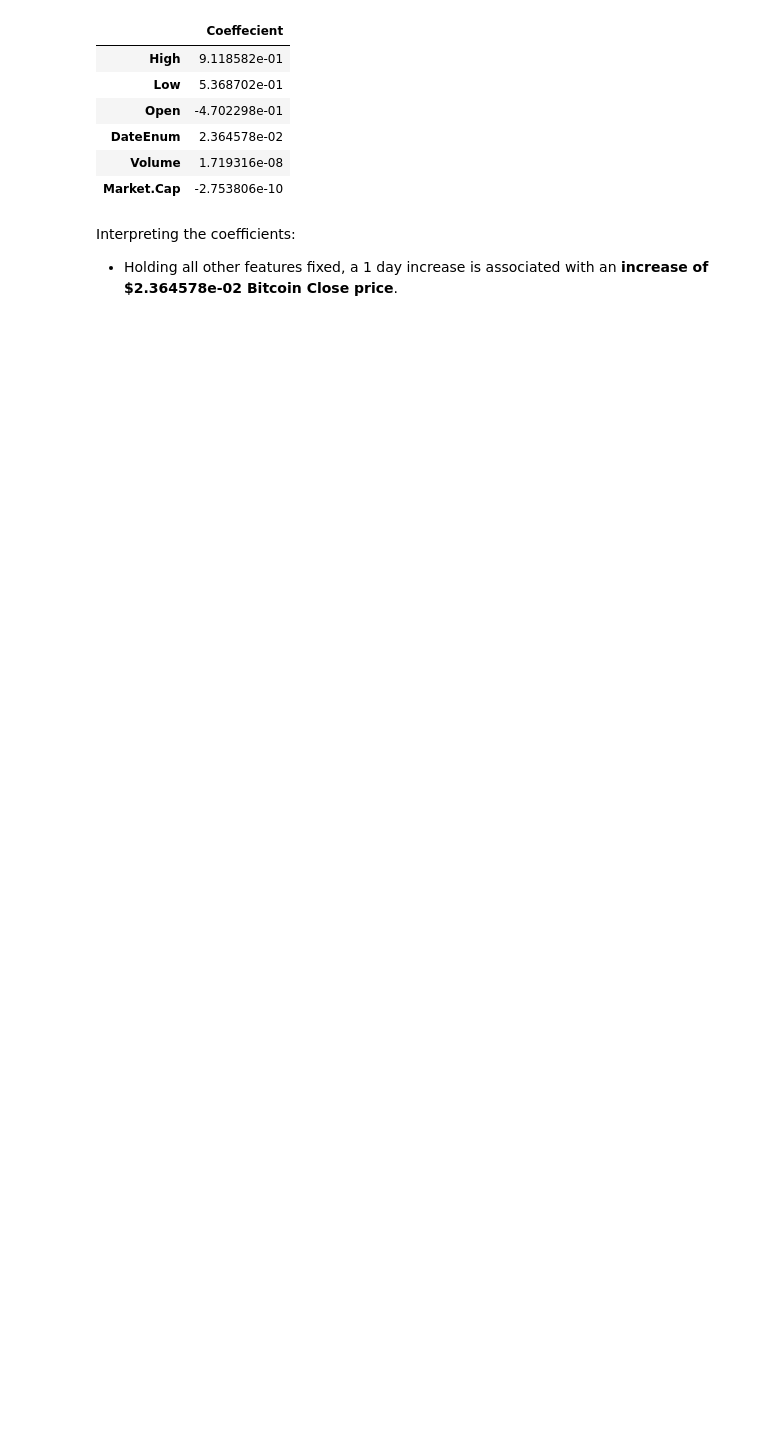
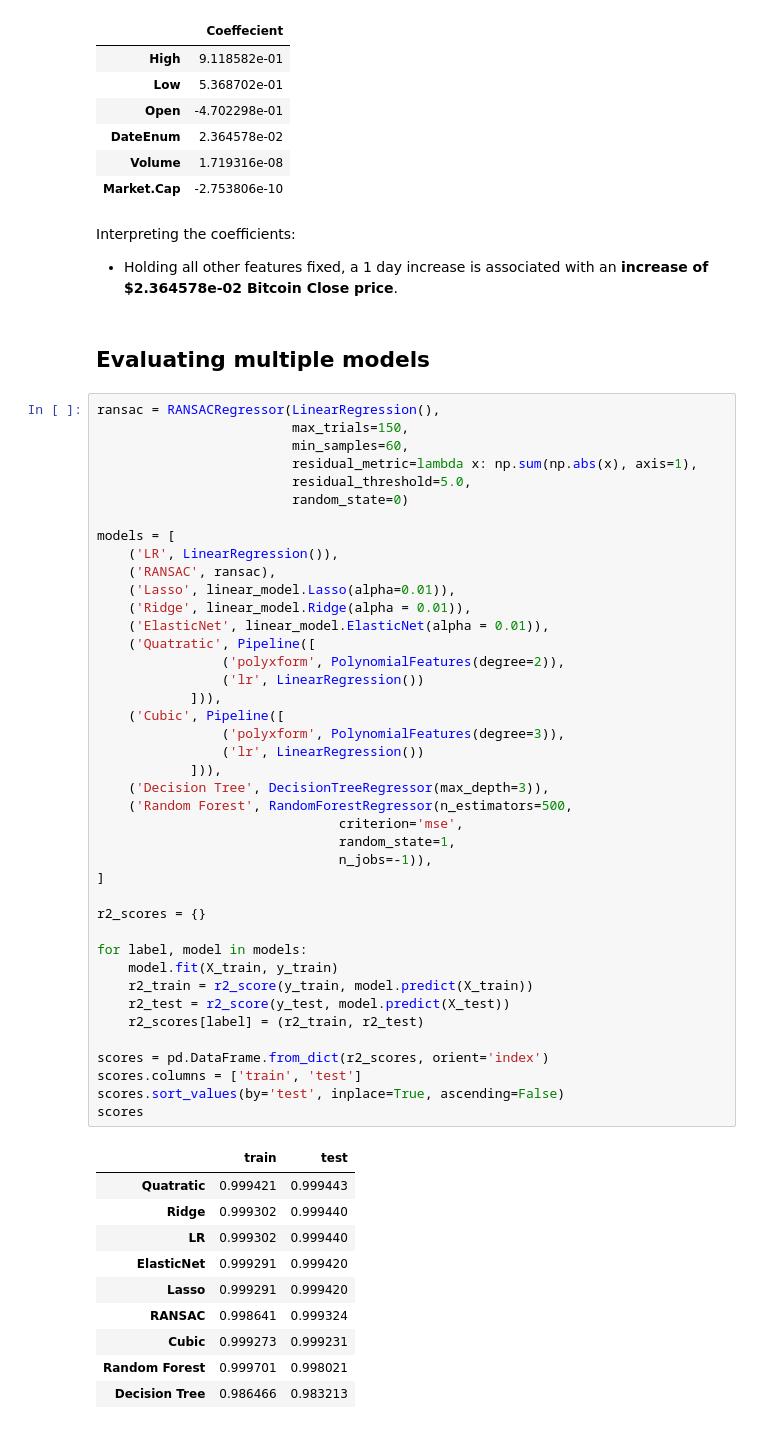
Before and after one commit to KodernPl/MachineLearningBitcoinPrediction, a Jupyter notebook: Machine Learning - Bitcoin prediction.ipynb, the cells around one changed output. Cells and saved outputs as stored; diff of their text form; blank space fills up the shorter version.

Commit message:
evaluate multiple models

```diff
--- a/Machine Learning - Bitcoin prediction.ipynb
+++ b/Machine Learning - Bitcoin prediction.ipynb
@@ -184,3 +189,57 @@ coeffecients
 Interpreting the coefficients:
 
 - Holding all other features fixed, a 1 day increase is associated with an **increase of $2.364578e-02 Bitcoin Close price**.
+# %% [markdown]
+## Evaluating multiple models
+# %%
+ransac = RANSACRegressor(LinearRegression(),
+                         max_trials=150,
+                         min_samples=60,
+                         residual_metric=lambda x: np.sum(np.abs(x), axis=1),
+                         residual_threshold=5.0,
+                         random_state=0)
+
+models = [
+    ('LR', LinearRegression()),
+    ('RANSAC', ransac),
+    ('Lasso', linear_model.Lasso(alpha=0.01)),
+    ('Ridge', linear_model.Ridge(alpha = 0.01)),
+    ('ElasticNet', linear_model.ElasticNet(alpha = 0.01)),
+    ('Quatratic', Pipeline([
+                ('polyxform', PolynomialFeatures(degree=2)),
+                ('lr', LinearRegression())
+            ])),
+    ('Cubic', Pipeline([
+                ('polyxform', PolynomialFeatures(degree=3)),
+                ('lr', LinearRegression())
+            ])),
+    ('Decision Tree', DecisionTreeRegressor(max_depth=3)),
+    ('Random Forest', RandomForestRegressor(n_estimators=500,
+                               criterion='mse',
+                               random_state=1,
+                               n_jobs=-1)),
+]
+
+r2_scores = {}
+
+for label, model in models:
+    model.fit(X_train, y_train)
+    r2_train = r2_score(y_train, model.predict(X_train))
+    r2_test = r2_score(y_test, model.predict(X_test))
+    r2_scores[label] = (r2_train, r2_test)
+
+scores = pd.DataFrame.from_dict(r2_scores, orient='index')
+scores.columns = ['train', 'test']
+scores.sort_values(by='test', inplace=True, ascending=False)
+scores
+# %% [output]
+|  | train | test |
+| Quatratic | 0.999421 | 0.999443 |
+| Ridge | 0.999302 | 0.999440 |
+| LR | 0.999302 | 0.999440 |
+| ElasticNet | 0.999291 | 0.999420 |
+| Lasso | 0.999291 | 0.999420 |
+| RANSAC | 0.998641 | 0.999324 |
+| Cubic | 0.999273 | 0.999231 |
+| Random Forest | 0.999701 | 0.998021 |
+| Decision Tree | 0.986466 | 0.983213 |
```
Also changed, not shown: parts of 9 cells of this notebook.
